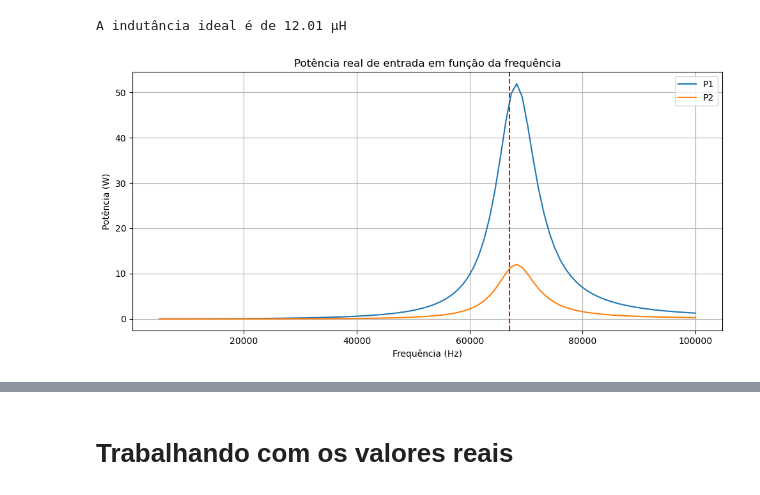
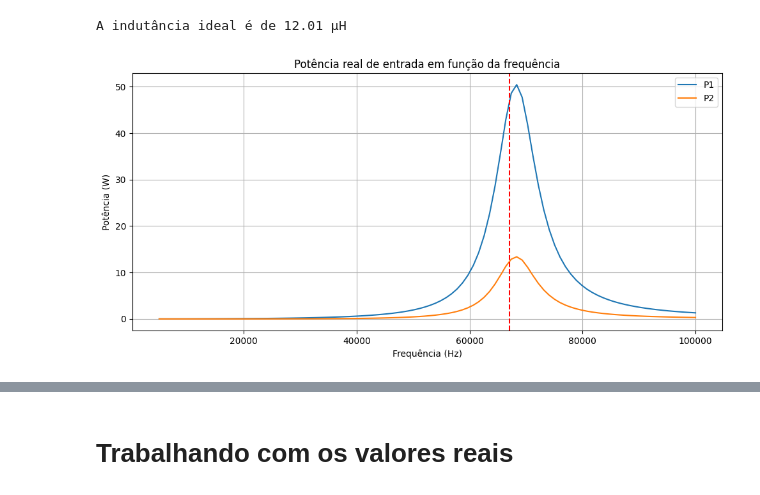
Before and after one commit to pabdutra/eletromag, a Jupyter notebook: projeto.ipynb, the cells around one changed output, grey strips where cells are left out. Saved outputs shown, nothing was run; the diff lists cells and outputs as text; code cells hidden in the pictures.

```diff
--- a/projeto.ipynb
+++ b/projeto.ipynb
@@ -41,7 +42,7 @@ kFixo = 0.2
 
 PossiveisFreq = np.arange(1e-3,100e3,500)
 # %%
-def CalcularTransformador(k, f):
+def CalcularTransformador(k, f, R1, R2, Rc, C1, C2, L1, L2, Ufonte):
 
     # Indutância aproximada das bobinas
     w = 2*math.pi*f
@@ -54,10 +55,12 @@ def CalcularTransformador(k, f):
     XL1 = 1j*w*L1
     XL2 = 1j*w*L2
 
+
+
     # Reatância equivalente
     Xeq = (Rc*XC2 / (Rc+XC2))
+    Z = np.array([[R1+XL1+XC1, -XM], [-XM, XL2+R2+(Rc*XC2/(Rc+XC2))]])
 
-    Z=np.array([[R1+XL1+XC1, -XM],[-XM, Xeq+R2+XL2]])
     V=np.array([Ufonte,0])
     i=np.dot(linalg.inv(Z),V)
 
@@ -96,7 +99,7 @@ for C in listaC:
         w = 2*math.pi*f
         L1 = L2 = 1/((w**2)*C) #Indutância para ressonância
         rdc = R1 + ((2*R1)/(100*10**3))*f
-        i1, i2, ic , V2 = CalcularTransformador(kFixo, f)
+        i1, i2, ic , V2 = CalcularTransformador(kFixo, f, R1, R2, Rc, C, C, L1, L2, Ufonte)
 
         listaV2.append(abs(V2))
         if abs(V2) > maxV2:
@@ -136,9 +139,9 @@ print(f'A indutância ideal é de {L1*1e6:0.2f} µH')
 # %% [output]
 A indutância ideal é de 12.01 µH
 # %%
-
+k = 0.2
 V1 = 10 * (2 / pi)
-Rc = 2.5
+RC = 2.5
 capacitores = [0.1e-6, 0.15e-6, 0.47e-6, 1e-6, 4.7e-6]
 C1 = C2 = capacitores[2]
 freqs = np.linspace(5e3, 100e3, 100)
@@ -148,35 +151,41 @@ lista_P2 = []
 lista_eficiencia = []
 
 for f in freqs:
     w = 2 * np.pi * f
-    I1, I2, ic, V2 = CalcularTransformador(kFixo, f)
+    XL1 = 1j * w * L1
+    XL2 = 1j * w * L2
+    M = k * np.sqrt(L1 * L2)
+    XM = 1j * w * M
+    XC1 = -1j / (w * C1)
+    XC2 = -1j / (w * C2)
+    I1, I2, ic, V2 = CalcularTransformador(kFixo, f, R1, R2, Rc, C1, C2, L1, L2, Ufonte)
     P1 = (V1 / np.sqrt(2)) * (I1.conjugate() / np.sqrt(2))
     lista_P1.append(P1.real)
     P2 = (V2 / np.sqrt(2)) * (I2.conjugate() / np.sqrt(2))
     lista_P2.append(P2.real)
     lista_eficiencia.append(P2.real / P1.real)
 
 plt.figure(figsize=(10, 5))
 
 
 plt.plot(freqs, lista_P1, label='P1')
 plt.plot(freqs, lista_P2, label='P2')
 plt.title("Potência real de entrada em função da frequência")
 plt.xlabel("Frequência (Hz)")
 plt.ylabel("Potência (W)")
 #linha onde f = 67 000 Hz
 plt.axvline(x=67000, ymin=0, ymax=1, c='r', ls='--')
 plt.legend()
 plt.grid()
 
 
 
 
 
 plt.tight_layout()
 plt.show()
 # %% [output]
-[figure, old version]
+[figure, new version]
 # %%
 plt.plot(freqs, lista_eficiencia)
 plt.title("Eficiência em função da frequência")
```
Also changed, not shown: parts of 13 cells of this notebook, 3 other files.
